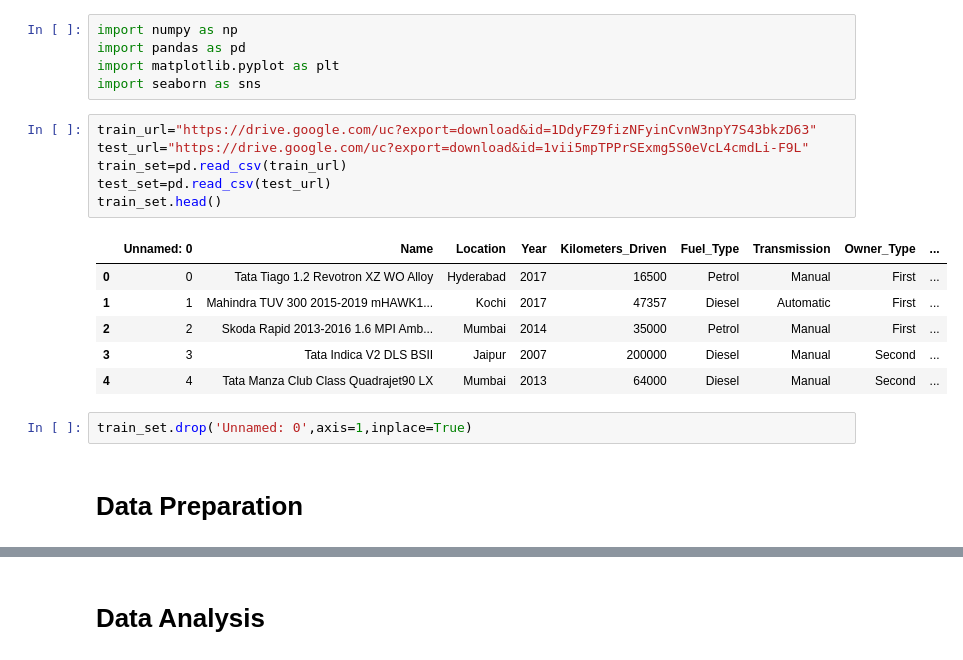
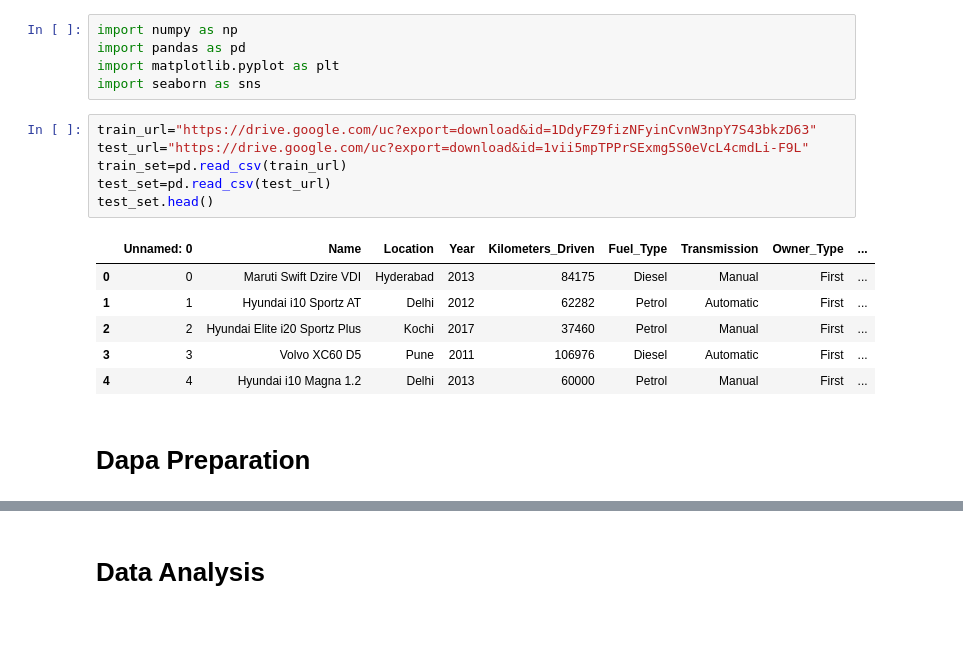
Before and after one commit to Shaurya-Ag/Car_Price_Prediction, a Jupyter notebook: Laboratory.ipynb, the cells around one changed output, grey strips where cells are left out. Saved outputs shown, nothing was run; the diff lists cells and outputs as text; blank space fills up the shorter version.

```diff
--- a/Laboratory.ipynb
+++ b/Laboratory.ipynb
@@ -8,17 +8,15 @@ import seaborn as sns
 # %%
 train_url="https://drive.google.com/uc?export=download&id=1DdyFZ9fizNFyinCvnW3npY7S43bkzD63"
 test_url="https://drive.google.com/uc?export=download&id=1vii5mpTPPrSExmg5S0eVcL4cmdLi-F9L"
 train_set=pd.read_csv(train_url)
 test_set=pd.read_csv(test_url)
-train_set.head()
+test_set.head()
 # %% [output]
 |  | Unnamed: 0 | Name | Location | Year | Kilometers_Driven | Fuel_Type | Transmission | Owner_Type | ... |
-| 0 | 0 | Tata Tiago 1.2 Revotron XZ WO Alloy | Hyderabad | 2017 | 16500 | Petrol | Manual | First | ... |
-| 1 | 1 | Mahindra TUV 300 2015-2019 mHAWK1... | Kochi | 2017 | 47357 | Diesel | Automatic | First | ... |
-| 2 | 2 | Skoda Rapid 2013-2016 1.6 MPI Amb... | Mumbai | 2014 | 35000 | Petrol | Manual | First | ... |
-| 3 | 3 | Tata Indica V2 DLS BSII | Jaipur | 2007 | 200000 | Diesel | Manual | Second | ... |
-| 4 | 4 | Tata Manza Club Class Quadrajet90 LX | Mumbai | 2013 | 64000 | Diesel | Manual | Second | ... |
+| 0 | 0 | Maruti Swift Dzire VDI | Hyderabad | 2013 | 84175 | Diesel | Manual | First | ... |
+| 1 | 1 | Hyundai i10 Sportz AT | Delhi | 2012 | 62282 | Petrol | Automatic | First | ... |
+| 2 | 2 | Hyundai Elite i20 Sportz Plus | Kochi | 2017 | 37460 | Petrol | Manual | First | ... |
+| 3 | 3 | Volvo XC60 D5 | Pune | 2011 | 106976 | Diesel | Automatic | First | ... |
+| 4 | 4 | Hyundai i10 Magna 1.2 | Delhi | 2013 | 60000 | Petrol | Manual | First | ... |
-# %%
-train_set.drop('Unnamed: 0',axis=1,inplace=True)
 # %% [markdown]
-<h1>Data Preparation</h1>
+<h1>Dapa Preparation</h1>
```
Also changed, not shown: parts of 27 cells of this notebook.
